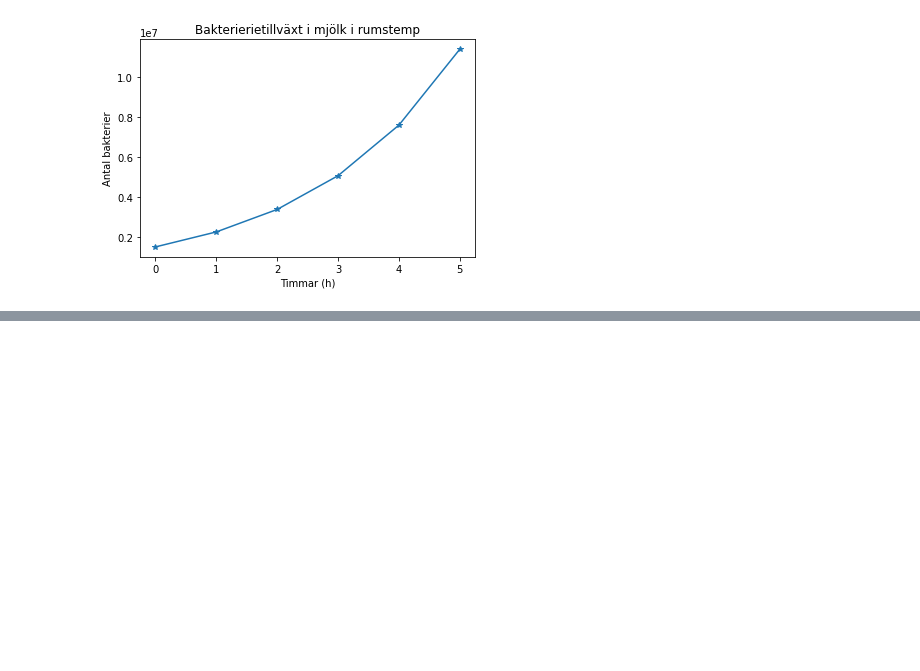
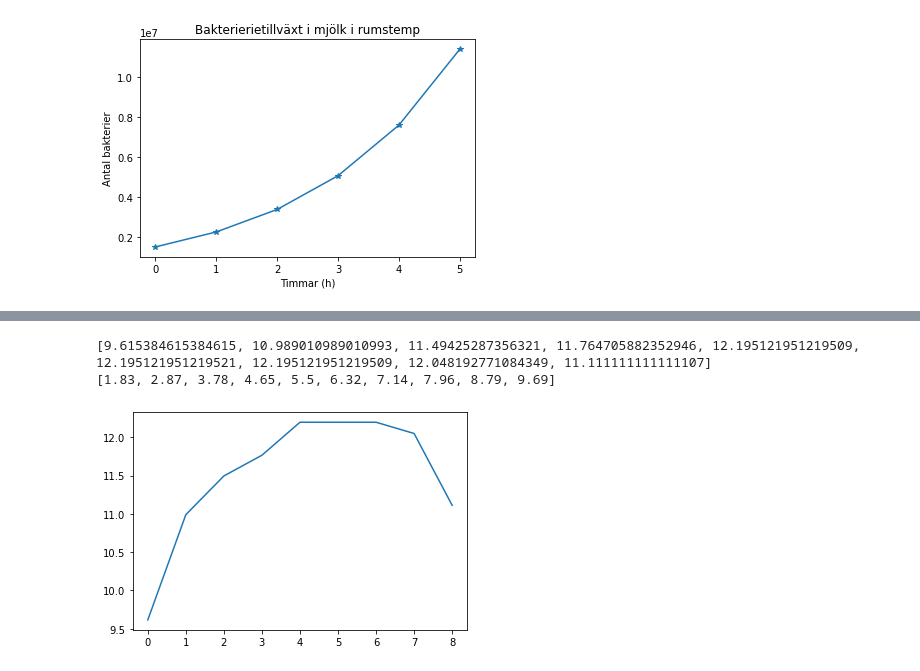
Before and after one commit to IluminEXQ/Johanna_Palborg_TE19C, a Jupyter notebook: räkna_med_python/code-along.ipynb, the cells around one changed output, grey strips where cells are left out. Cells and saved outputs as stored; diff of their text form; code cells hidden in the pictures; blank space fills up the shorter version.

```diff
--- a/räkna_med_python/code-along.ipynb
+++ b/räkna_med_python/code-along.ipynb
@@ -93,0 +107,19 @@ y = [1500000.0, 2250000.0, 3375000.0, 5062500.0, 7593750.0, 11390625.0]
+# %%
+import matplotlib.pyplot as plt
+
+s = [10, 20, 30, 40, 50, 60, 70, 80, 90, 100]
+t = [1.83, 2.87, 3.78, 4.65, 5.5, 6.32, 7.14, 7.96, 8.79, 9.69]
+v = []
+
+for i in range(1,len(s)):
+    v.append((s[i]-s[i-1])/(t[i]-t[i-1]))
+
+print(v)
+print(t)
+
+plt.plot(v)
+plt.show()
+# %% [output]
+[9.615384615384615, 10.989010989010993, 11.49425287356321, 11.764705882352946, 12.195121951219509, 12.195121951219521, 12.195121951219509, 12.048192771084349, 11.111111111111107]
+[1.83, 2.87, 3.78, 4.65, 5.5, 6.32, 7.14, 7.96, 8.79, 9.69]
+[figure, added]
```
Also changed, not shown: parts of 1 cell of this notebook, 1 other file.
